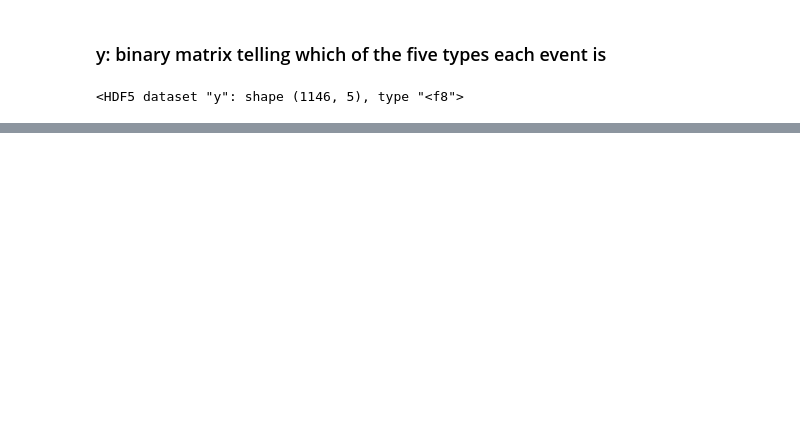
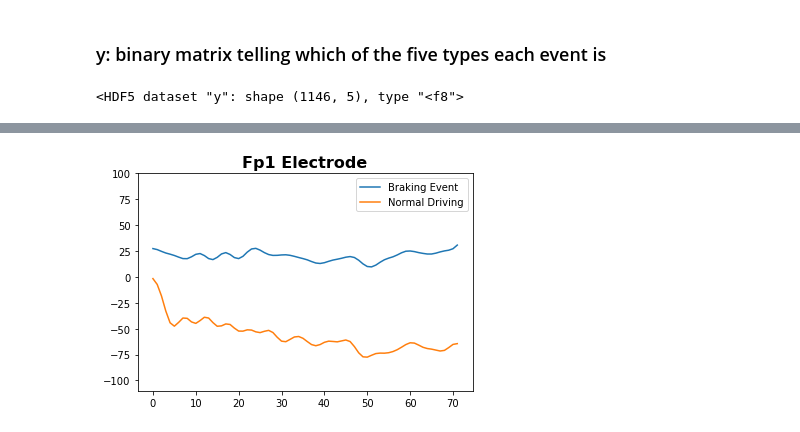
Before and after one commit to hesham-akmal/Brain-ADAS, a Jupyter notebook: EEG Work/Emergency Braking Dataset.ipynb, the cells around one changed output, grey strips where cells are left out. Saved outputs shown, nothing was run; the diff lists cells and outputs as text; code cells hidden in the pictures; blank space fills up the shorter version.

```diff
--- a/EEG Work/Emergency Braking Dataset.ipynb
+++ b/EEG Work/Emergency Braking Dataset.ipynb
@@ -221,0 +245,11 @@ df[26470:26471]
+# %%
+Fp1_brake= f['cnt']['x'][1][5294:5366]
+Fp1_no_brake = f['cnt']['x'][1][0:72]
+plt.title("Fp1 Electrode", fontsize=16, fontweight='bold')
+plt.ylim(-110, 100)
+plt.plot(Fp1_brake, label="Braking Event")
+plt.plot(Fp1_no_brake, label="Normal Driving")
+plt.legend()
+plt.show()
+# %% [output]
+[figure, added]
```
Also changed, not shown: parts of 13 cells of this notebook.
